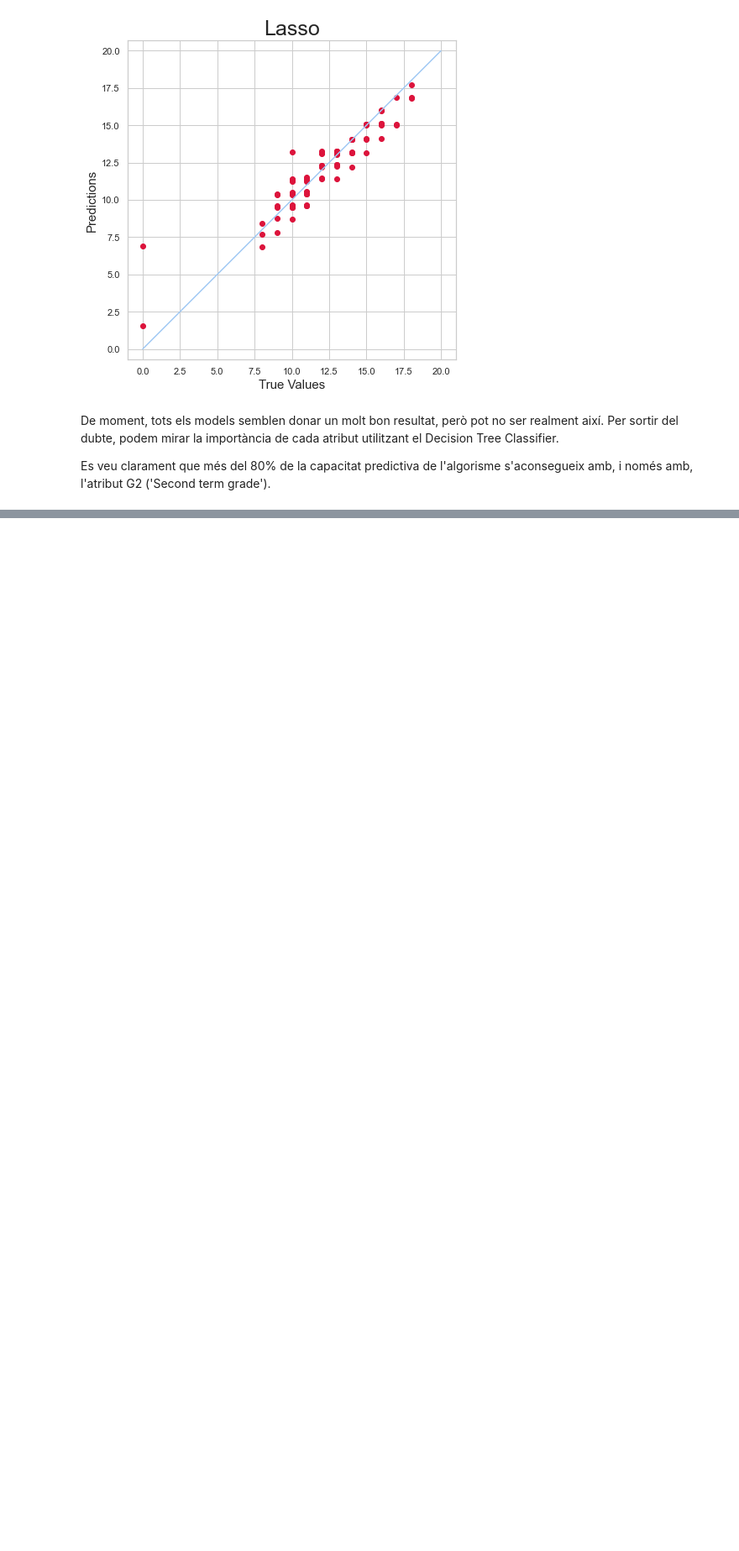
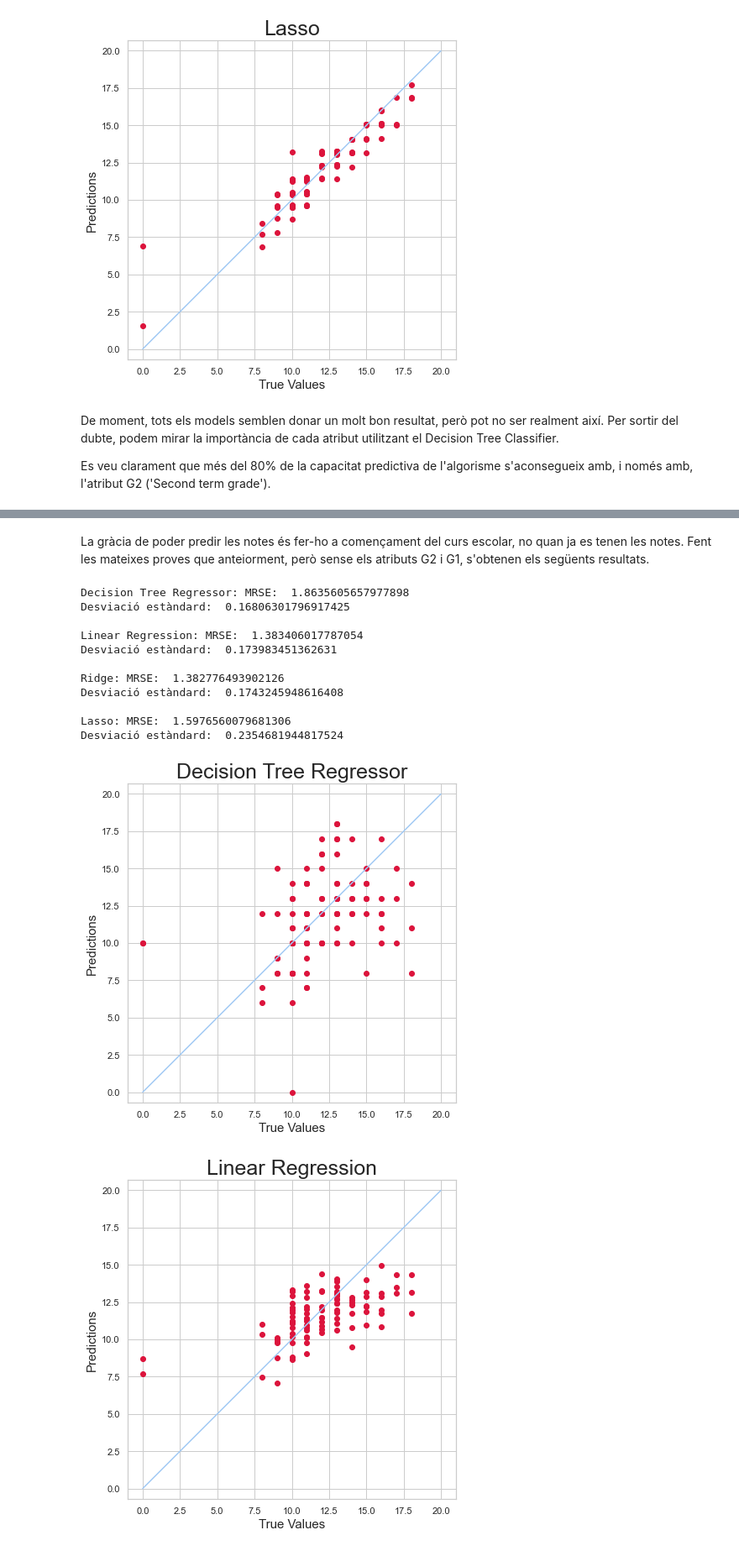
Before and after one commit to marti1999/APC-Cas-Kaggle, a Jupyter notebook: Untitled.ipynb, the cells around one changed output, grey strips where cells are left out. Shown: that part at 84% size. Drawn from its saved outputs; the diff is of its cells as text; code cells hidden in the pictures; blank space fills up the shorter version.

```diff
--- a/Untitled.ipynb
+++ b/Untitled.ipynb
@@ -304,0 +324,41 @@ axis = plt.axis('equal')
+# %% [markdown]
+La gràcia de poder predir les notes és fer-ho a començament del curs escolar, no quan ja es tenen les notes. Fent les mateixes proves que anteiorment, però sense els atributs G2 i G1, s'obtenen els següents resultats.
+# %%
+x_drop = x.drop(columns=['G2', 'G1'])
+for name, clf in zip(names, clf_list):
+    print(name, end=': ')
+    notes = (abs(cross_val_score(clf, x_drop, y, cv=kf, scoring='neg_root_mean_squared_error')))
+#     print(notes)
+    print('MRSE: ', notes.mean()/2)
+    print('Desviació estàndard: ', np.std(notes)/2, '\n')
+
+x_train, x_test, y_train, y_test = train_test_split(x_drop, y, test_size=0.15, random_state=9)
+
+for name, clf in zip(names, clf_list):
+    clf.fit(x_train, y_train)
+    y_pred = clf.predict(x_test)
+
+    plt.figure(figsize=(7,7))
+    plt.scatter(y_test, y_pred, c='crimson')
+    p1 = 20
+    p2 = 0
+    plt.plot([p1, p2], [p1, p2], 'b-')
+    plt.xlabel('True Values', fontsize=15)
+    plt.ylabel('Predictions', fontsize=15)
+    plt.title(name, fontsize=25)
+    plt.axis('equal')
+plt.show()
+# %% [output]
+Decision Tree Regressor: MRSE:  1.8635605657977898
+Desviació estàndard:  0.16806301796917425
+
+Linear Regression: MRSE:  1.383406017787054
+Desviació estàndard:  0.173983451362631
+
+Ridge: MRSE:  1.382776493902126
+Desviació estàndard:  0.1743245948616408
+
+Lasso: MRSE:  1.5976560079681306
+Desviació estàndard:  0.2354681944817524
+[figure, added]
+[figure, added]
```
Also changed, not shown: parts of 5 cells of this notebook.
